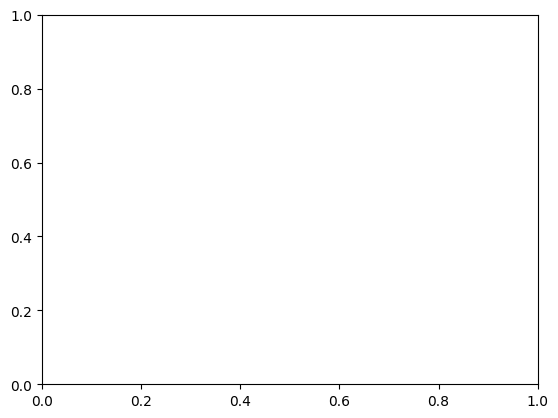
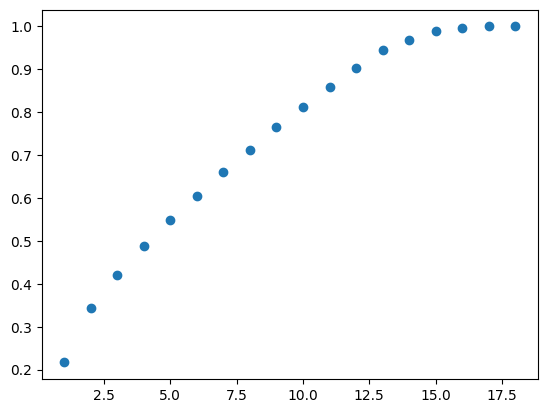
Unified diff of the notebook cell whose output changed from the first chart to the second:
--- before
+++ after
@@ -1 +1,5 @@
-plt.scatter(X_pca, np.cumsum(pca.explained_variance_ratio_))
+plt.scatter(
+    range(1, len(pca.explained_variance_ratio_) + 1),
+    np.cumsum(pca.explained_variance_ratio_),
+    marker='o'
+)

Commit: Criado usando o Colab